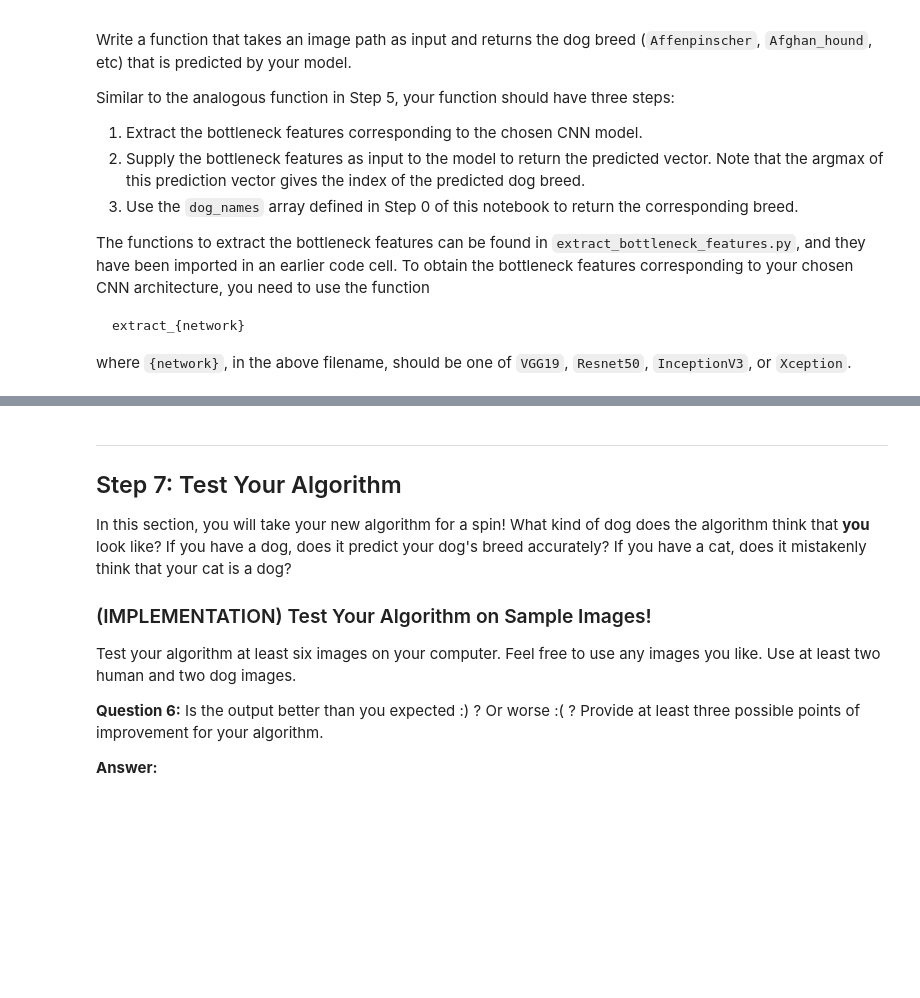
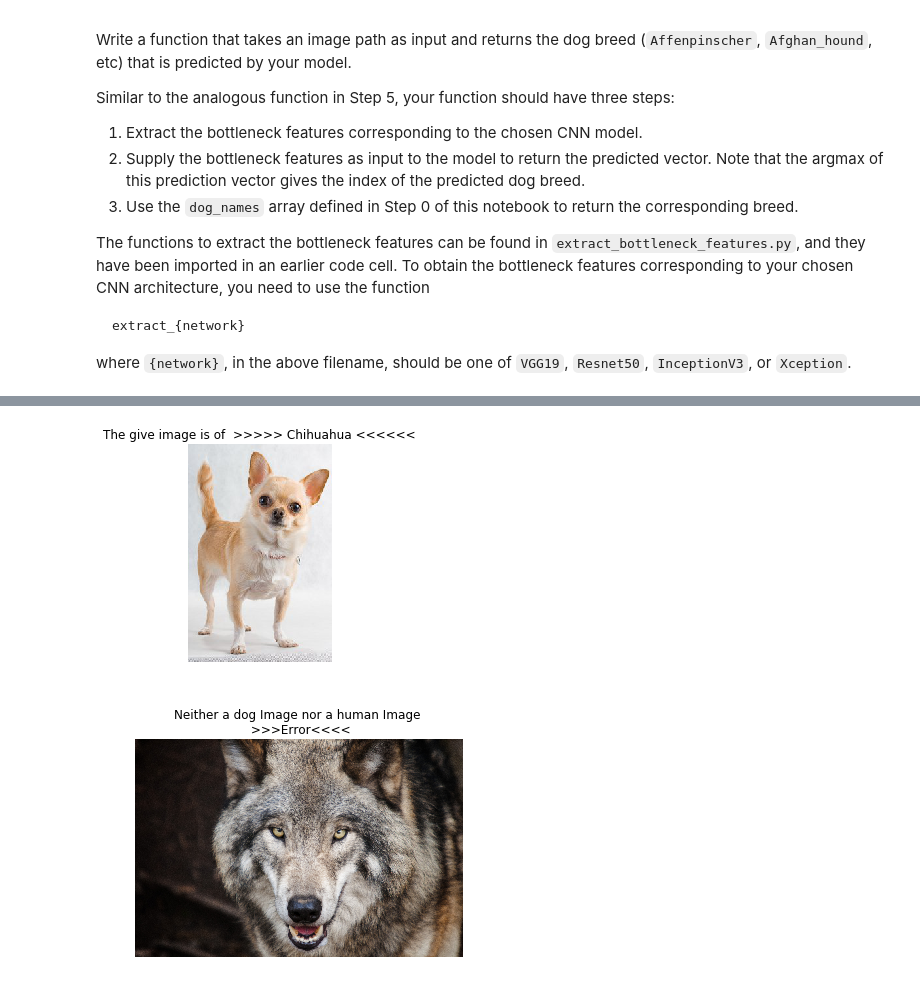
Before and after one commit to unnat5/dog-project, a Jupyter notebook: dog_app.ipynb, the cells around one changed output, grey strips where cells are left out. Drawn from its saved outputs; the diff is of its cells as text; code cells hidden in the pictures; blank space fills up the shorter version.

```diff
--- a/dog_app.ipynb
+++ b/dog_app.ipynb
@@ -52,30 +52,3 @@ In the code cell below, we import a dataset of dog images.  We populate a few va
 - `train_files`, `valid_files`, `test_files` - numpy arrays containing file paths to images
 - `train_targets`, `valid_targets`, `test_targets` - numpy arrays containing onehot-encoded classification labels
 - `dog_names` - list of string-valued dog breed names for translating labels
-# %%
-from sklearn.datasets import load_files
-from keras.utils import np_utils
-import numpy as np
-from glob import glob
-
-# define function to load train, test, and validation datasets
-def load_dataset(path):
-    data = load_files(path)
-    dog_files = np.array(data['filenames'])
-    dog_targets = np_utils.to_categorical(np.array(data['target']), 133)
-    return dog_files, dog_targets
-
-# load train, test, and validation datasets
-train_files, train_targets = load_dataset('dogImages/train')
-valid_files, valid_targets = load_dataset('dogImages/valid')
-test_files, test_targets = load_dataset('dogImages/test')
-
-# load list of dog names
-dog_names = [item[20:-1] for item in sorted(glob("dogImages/train/*/"))]
-
-# print statistics about the dataset
-print('There are %d total dog categories.' % len(dog_names))
-print('There are %s total dog images.\n' % len(np.hstack([train_files, valid_files, test_files])))
-print('There are %d training dog images.' % len(train_files))
-print('There are %d validation dog images.' % len(valid_files))
-print('There are %d test dog images.'% len(test_files))
@@ -590,6 +615,6 @@ resnet50_model.add(GlobalAveragePooling2D(input_shape=resnet50_train.shape[1:]))
 #resnet50_model.add(Dense(1024,activation="relu"))
 #resnet50_model.add(Dropout(0.3))
 resnet50_model.add(Dense(512,activation="relu"))
-resnet50_model.add(Dropout(0.4))
+resnet50_model.add(Dropout(0.7))
 resnet50_model.add(Dense(133,activation="softmax"))
 resnet50_model.summary()
@@ -715,5 +779,5 @@ def predict_dog_human(path_to_image,model=resnet50_model):
     elif face_detector(path_to_image)== False and dog_detector(path_to_image) == False:
         plt.imshow(img)
         plt.axis("off")
-        plt.title("Neither a dog Image nor a human Image >>>Error<<<<")
+        plt.title("Neither a dog Image nor a human Image \n >>>Error<<<<")
         plt.show()
@@ -726,16 +821,4 @@ predict_dog_human("dp.JPG",resnet50_model)
 # %%
 predict_dog_human("ch.JPG",resnet50_model)
+# %% [output]
+[figure, added]
-# %% [markdown]
----
-<a id='step7'></a>
-## Step 7: Test Your Algorithm
-
-In this section, you will take your new algorithm for a spin!  What kind of dog does the algorithm think that __you__ look like?  If you have a dog, does it predict your dog's breed accurately?  If you have a cat, does it mistakenly think that your cat is a dog?
-
-### (IMPLEMENTATION) Test Your Algorithm on Sample Images!
-
-Test your algorithm at least six images on your computer.  Feel free to use any images you like.  Use at least two human and two dog images.
-
-__Question 6:__ Is the output better than you expected :) ?  Or worse :( ?  Provide at least three possible points of improvement for your algorithm.
-
-__Answer:__
@@ -745,0 +825,4 @@ __Answer:__
+# %%
+predict_dog_human("wolf.JPG",resnet50_model)
+# %% [output]
+[figure, added]
```
Also changed, not shown: parts of 17 cells of this notebook, 1 other file.
